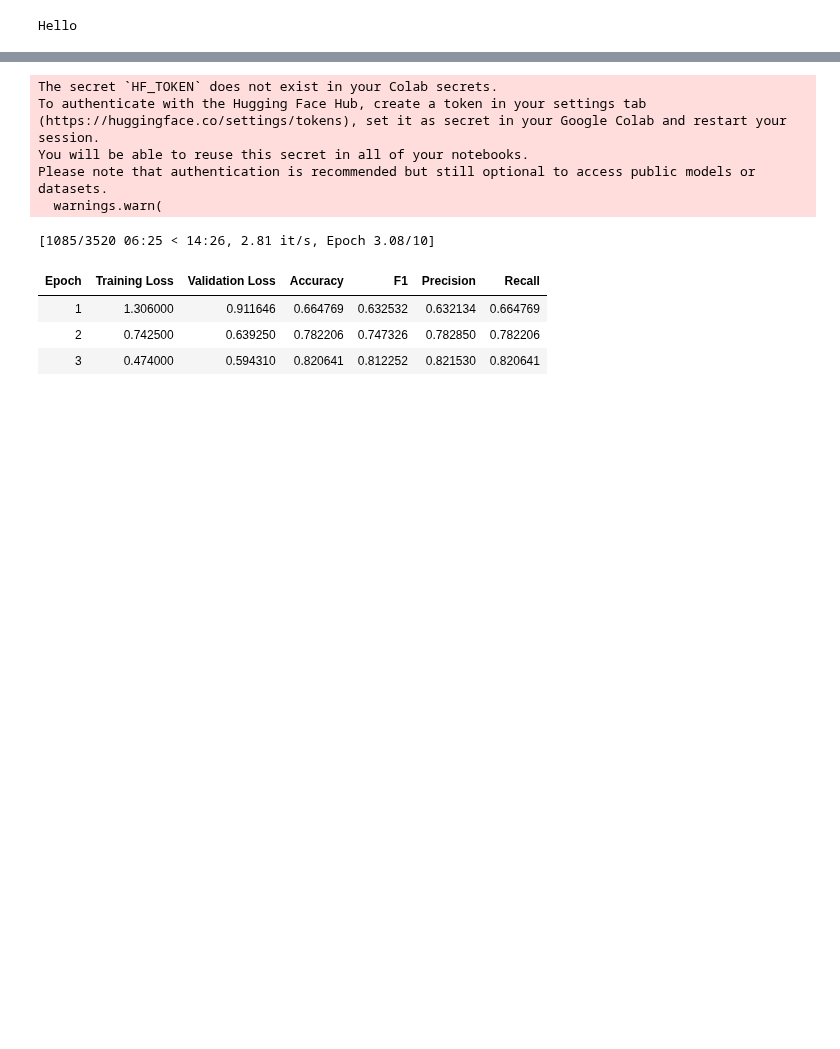
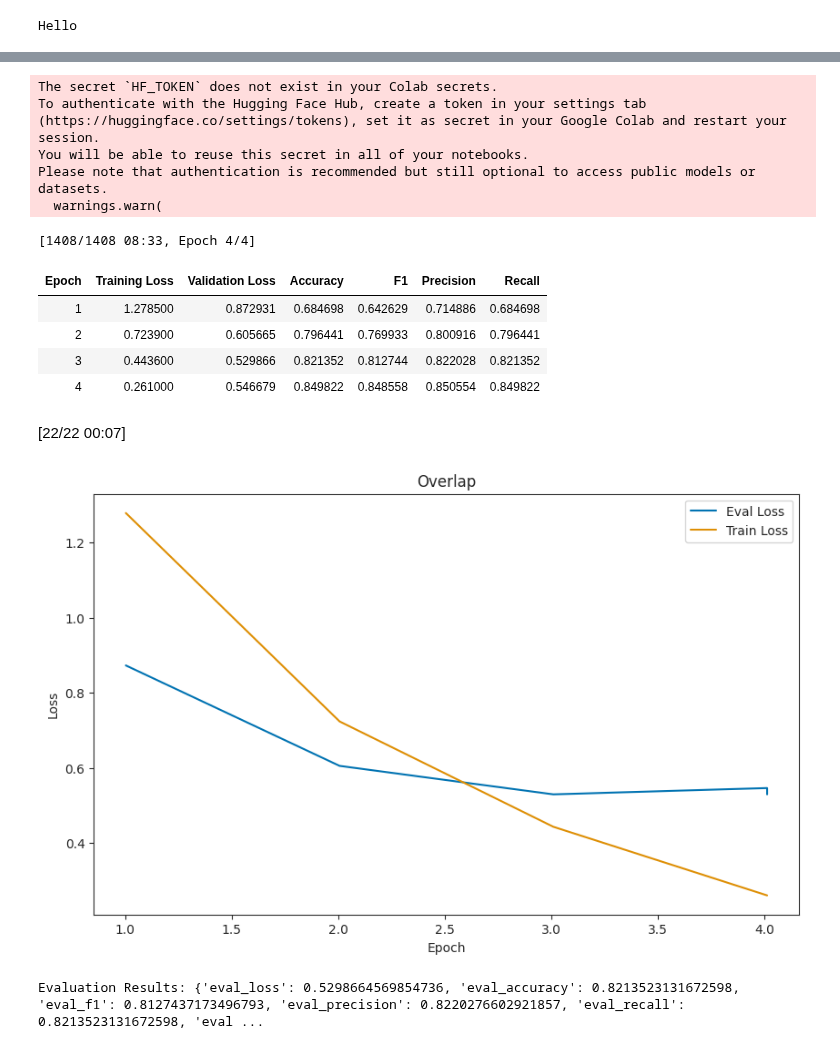
Before and after one commit to NBandemer/capstone-mayo, a Jupyter notebook: gpt2ModelUpdated.ipynb, the cells around one changed output, grey strips where cells are left out. Cells and saved outputs as stored; diff of their text form; code cells hidden in the pictures; blank space fills up the shorter version.

Commit message:
Add files via upload
Updated version with epoch v loss comparison (4) + early stopping

```diff
--- a/gpt2ModelUpdated.ipynb
+++ b/gpt2ModelUpdated.ipynb
@@ -124,30 +124,36 @@ def plot_metrics_from_csv(csv_filepath, output_dir):
     plt.savefig(os.path.join(output_dir, 'metrics_plot.png'))
     plt.show()
 '''
-def plot_metric_from_tensor(log_dir, output_dir):
+def plot_metric_from_tensor(log_dir, output_dir, steps_per_epoch):
 
+ # Calculate steps_per_epoch based on training data and training arguments
+    # You must ensure that training_args and train_dataset are already defined
+    #!!!!!!!!!!!!!!!!!!!!!!!!!!!!!!!!!!!!!!!!!!!!!!!!!!!!!!!!!!!!!!!!!!!!!!!!!!!!
+    #steps_per_epoch = len(train_dataset) // training_args.per_device_train_batch_size
     event_acc = event_accumulator.EventAccumulator(log_dir)
     event_acc.Reload()
 
     graph1_data = event_acc.Scalars("eval/loss")
     graph2_data = event_acc.Scalars("train/loss")
 
-    # Access step and value directly from events
-    steps1 = [event.step for event in graph1_data]
+    # convert steps to epochs
+    epochs1 = [event.step / steps_per_epoch for event in graph1_data]
     values1 = [event.value for event in graph1_data]
 
-    steps2 = [event.step for event in graph2_data]
+    epochs2 = [event.step / steps_per_epoch for event in graph2_data]
     values2 = [event.value for event in graph2_data]
 
     plt.figure(figsize=(10, 6))
-    plt.plot(steps1, values1, label="Eval Loss")
-    plt.plot(steps2, values2, label="Train Loss")
+
+    plt.plot(epochs1, values1, label="Eval Loss")
+    plt.plot(epochs2, values2, label="Train Loss")
+
     plt.legend()
-    plt.xlabel("Step")
+
+    plt.xlabel("Epoch")
     plt.ylabel("Loss")
     plt.title("Overlap")
     # plt.show()
-
 
     # Ensure the output directory exists
     os.makedirs(output_dir, exist_ok=True)
@@ -155,6 +161,7 @@ def plot_metric_from_tensor(log_dir, output_dir):
     # Save the graph to the specified folder
     plt.savefig(os.path.join(output_dir, 'metrics_plot.png'))
     plt.show()
+
 
 def compute_metrics(pred): #evaluation metrics function
     labels = pred.label_ids
@@ -202,6 +209,7 @@ import sklearn
 from sklearn.metrics import accuracy_score, precision_recall_fscore_support, f1_score, recall_score, precision_score
 from sklearn.model_selection import train_test_split
 from transformers import get_linear_schedule_with_warmup
+from transformers import EarlyStoppingCallback
 
 from plotting import *
 
@@ -288,7 +296,7 @@ os.makedirs(epoch_logs, exist_ok=True)
 training_args = TrainingArguments(
     output_dir= epoch_logs,  # change to epoch log directory, convert to a text
     logging_strategy='epoch',  # characterize as epoch
-    num_train_epochs=10,
+    num_train_epochs=4,
     #per_device_train_batch_size=64,  # cpu constraint,  64 approp
     per_device_train_batch_size=16, #reduced batch sie
     per_device_eval_batch_size=64,  # gradient accum if batch size of two, 64 approp
@@ -300,6 +308,10 @@ training_args = TrainingArguments(
     evaluation_strategy="epoch",
     #accumulate gradients over 4 steps
     #gradient_accumulation_steps = 4
+    load_best_model_at_end=True,  # This will load the best model at the end of training
+    metric_for_best_model="eval_loss",  # Use eval_loss to determine the best model
+    greater_is_better=False,  # Set to False because a lower loss is better
+
 )
 
 trainer = Trainer(
@@ -307,50 +319,59 @@ trainer = Trainer(
     args=training_args,
     train_dataset=train_dataset,
     eval_dataset=val_dataset,
-    compute_metrics=compute_metrics
+    compute_metrics=compute_metrics,
+    callbacks=[EarlyStoppingCallback(early_stopping_patience=3)], # 3 is a balance between giving the model enough chance  to improve and stopping early enough to prevent overfitting and unnecessary computation
 )
 
+# train the model
 trainer.train()
+
+# evaluate the model
 evaluation_results = trainer.evaluate()
 
 #readable results
+steps_per_epoch = len(train_dataset) // training_args.per_device_train_batch_size
 latest_checkpoint = get_latest_checkpoint(epoch_logs) # latest checkpoint update to csv
 json_path = os.path.join(latest_checkpoint, 'trainer_state.json')
 save_metrics_to_csv(json_path, 'eval_metric.csv') #update metrics
-plot_metric_from_tensor(tensor_logs, 'graphs')
+plot_metric_from_tensor(tensor_logs, 'graphs', steps_per_epoch)
 
 save_directory = "saved_models/gpt2"
 
 os.makedirs(save_directory, exist_ok=True)
 model.save_pretrained(save_directory)
 tokenizer.save_pretrained(save_directory)
 
 print("Evaluation Results:", evaluation_results)
 # %% [output]
 Requirement already satisfied: transformers[torch] in /usr/local/lib/python3.10/dist-packages (4.37.2)
 Requirement already satisfied: accelerate in /usr/local/lib/python3.10/dist-packages (0.26.1)
 Requirement already satisfied: plotting in /usr/local/lib/python3.10/dist-packages (0.0.7)
 Requirement already satisfied: filelock in /usr/local/lib/python3.10/dist-packages (from transformers[torch]) (3.13.1)
 Requirement already satisfied: huggingface-hub<1.0,>=0.19.3 in /usr/local/lib/python3.10/dist-packages (from transformers[torch]) (0.20.3)
 Requirement already satisfied: numpy>=1.17 in /usr/local/lib/python3.10/dist-packages (from transformers[torch]) (1.23.5)
 Requirement already satisfied: packaging>=20.0 in /usr/local/lib/python3.10/dist-packages (from transformers[torch]) (23.2)
 Requirement already satisfied: pyyaml>=5.1 in /usr/local/lib/python3.10/dist-packages (from transformers[torch]) (6.0.1)
 Requirement already satisfied: regex!=2019.12.17 in /usr/local/lib/python3.10/dist-packages (from transformers[torch]) (2023.6.3)
 Requirement already satisfied: requests in /usr/local/lib/python3.10/dist-packages (from transformers[torch]) (2.31.0)
 Requirement already satisfied: tokenizers<0.19,>=0.14 in /usr/local/lib/python3.10/dist-packages (from transformers[torch]) (0.15.1)
 Requirement already satisfied: safetensors>=0.4.1 in /usr/local/lib/python3.10/dist-packages (from transformers[torch]) (0.4.2)
 ... (23 lines left out)
 Requirement already satisfied: certifi>=2017.4.17 in /usr/local/lib/python3.10/dist-packages (from requests->transformers[torch]) (2023.11.17)
 Requirement already satisfied: six>=1.5 in /usr/local/lib/python3.10/dist-packages (from python-dateutil>=2.7->matplotlib->plotting) (1.16.0)
 Requirement already satisfied: MarkupSafe>=2.0 in /usr/local/lib/python3.10/dist-packages (from jinja2->torch!=1.12.0,>=1.11->transformers[torch]) (2.1.4)
 Requirement already satisfied: mpmath>=0.19 in /usr/local/lib/python3.10/dist-packages (from sympy->torch!=1.12.0,>=1.11->transformers[torch]) (1.3.0)
 The secret `HF_TOKEN` does not exist in your Colab secrets.
 To authenticate with the Hugging Face Hub, create a token in your settings tab (https://huggingface.co/settings/tokens), set it as secret in your Google Colab and restart your session.
 You will be able to reuse this secret in all of your notebooks.
 Please note that authentication is recommended but still optional to access public models or datasets.
   warnings.warn(
-[1085/3520 06:25 < 14:26, 2.81 it/s, Epoch 3.08/10]
+[1408/1408 08:33, Epoch 4/4]
 | Epoch | Training Loss | Validation Loss | Accuracy | F1 | Precision | Recall |
-| 1 | 1.306000 | 0.911646 | 0.664769 | 0.632532 | 0.632134 | 0.664769 |
-| 2 | 0.742500 | 0.639250 | 0.782206 | 0.747326 | 0.782850 | 0.782206 |
-| 3 | 0.474000 | 0.594310 | 0.820641 | 0.812252 | 0.821530 | 0.820641 |
+| 1 | 1.278500 | 0.872931 | 0.684698 | 0.642629 | 0.714886 | 0.684698 |
+| 2 | 0.723900 | 0.605665 | 0.796441 | 0.769933 | 0.800916 | 0.796441 |
+| 3 | 0.443600 | 0.529866 | 0.821352 | 0.812744 | 0.822028 | 0.821352 |
+| 4 | 0.261000 | 0.546679 | 0.849822 | 0.848558 | 0.850554 | 0.849822 |
+[22/22 00:07]
+[figure, added]
+Evaluation Results: {'eval_loss': 0.5298664569854736, 'eval_accuracy': 0.8213523131672598, 'eval_f1': 0.8127437173496793, 'eval_precision': 0.8220276602921857, 'eval_recall': 0.8213523131672598, 'eval ...
```
